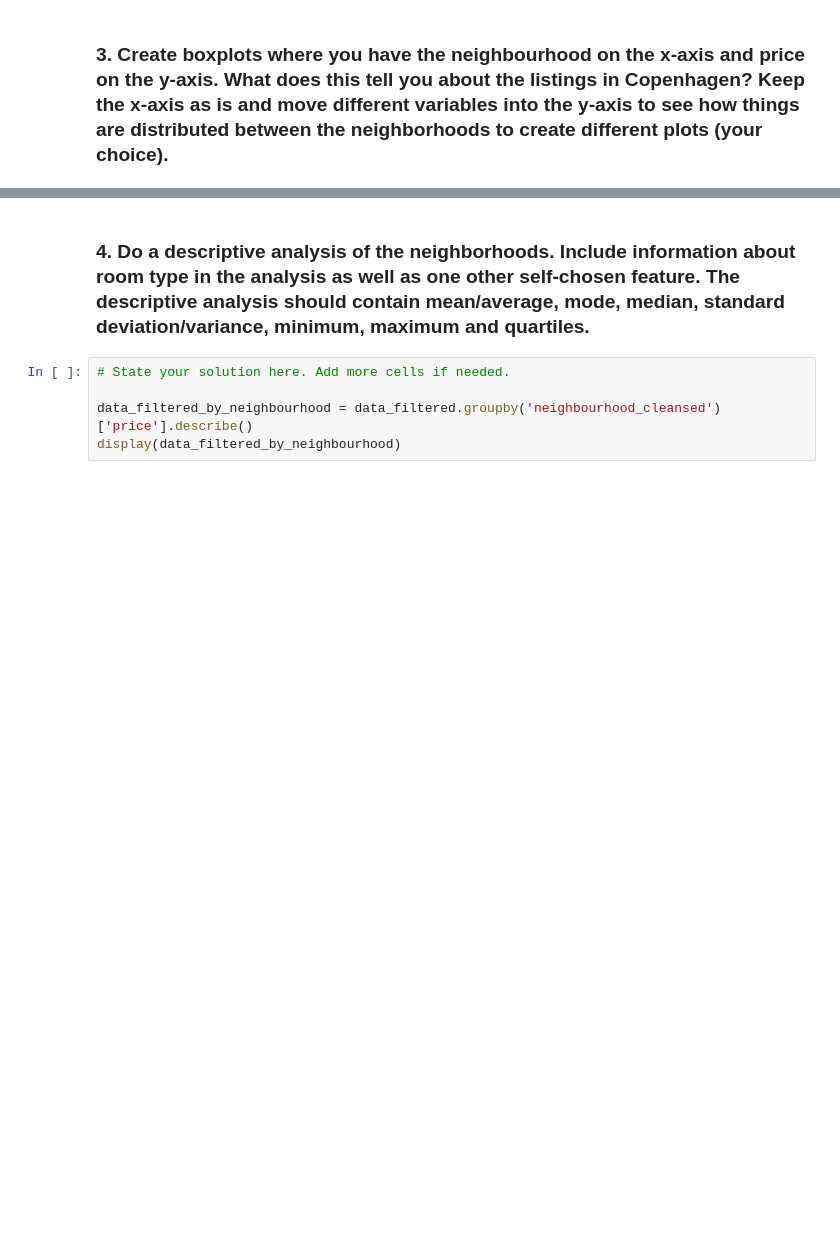
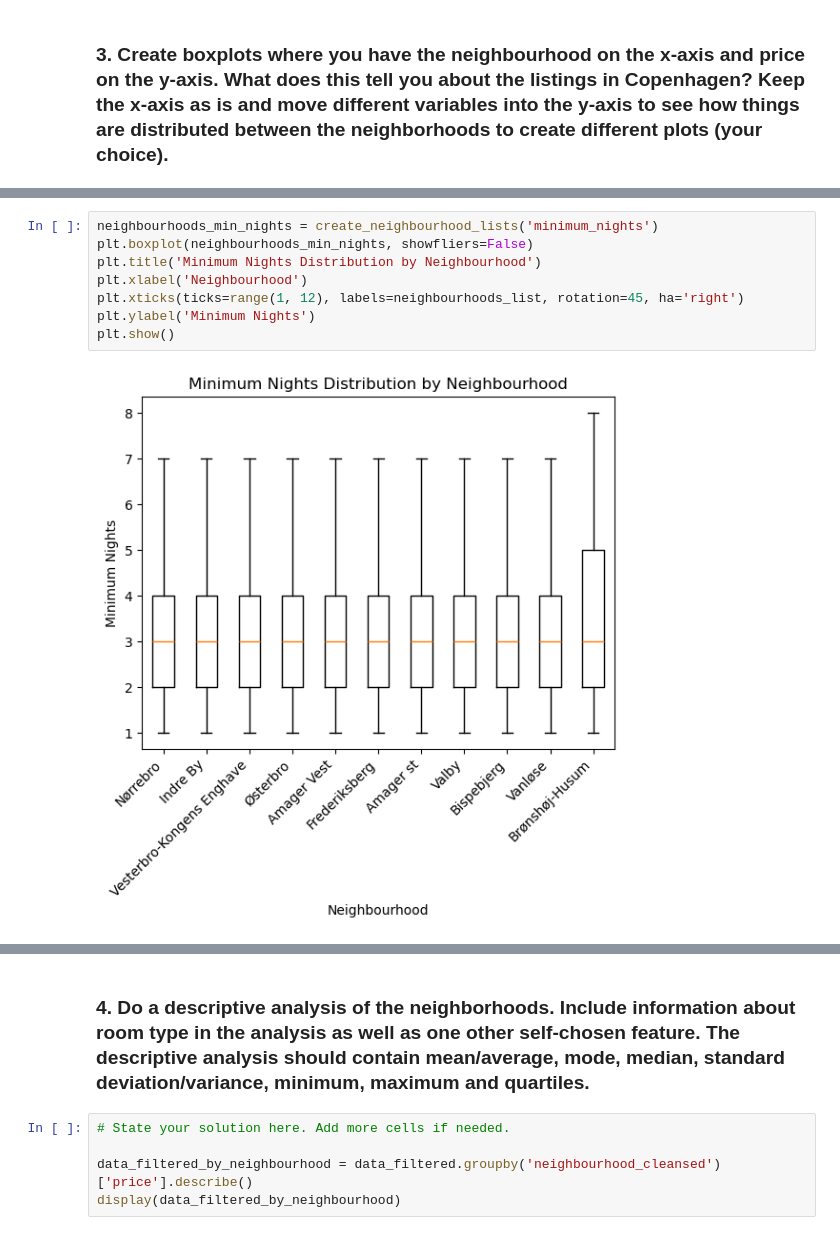
Before and after one commit to sergioqueber/assignment-1-mle-polski-team, a Jupyter notebook: 1. Getting started - Copenhagen Airbnb.ipynb, the cells around one changed output, grey strips where cells are left out. Cells and saved outputs as stored; diff of their text form; blank space fills up the shorter version.

```diff
--- a/1. Getting started - Copenhagen Airbnb.ipynb
+++ b/1. Getting started - Copenhagen Airbnb.ipynb
@@ -233,0 +201,10 @@ plt.show()
+# %%
+neighbourhoods_min_nights = create_neighbourhood_lists('minimum_nights')
+plt.boxplot(neighbourhoods_min_nights, showfliers=False)
+plt.title('Minimum Nights Distribution by Neighbourhood')
+plt.xlabel('Neighbourhood')
+plt.xticks(ticks=range(1, 12), labels=neighbourhoods_list, rotation=45, ha='right')
+plt.ylabel('Minimum Nights')
+plt.show()
+# %% [output]
+[figure, added]
```
Also changed, not shown: parts of 10 cells of this notebook.
